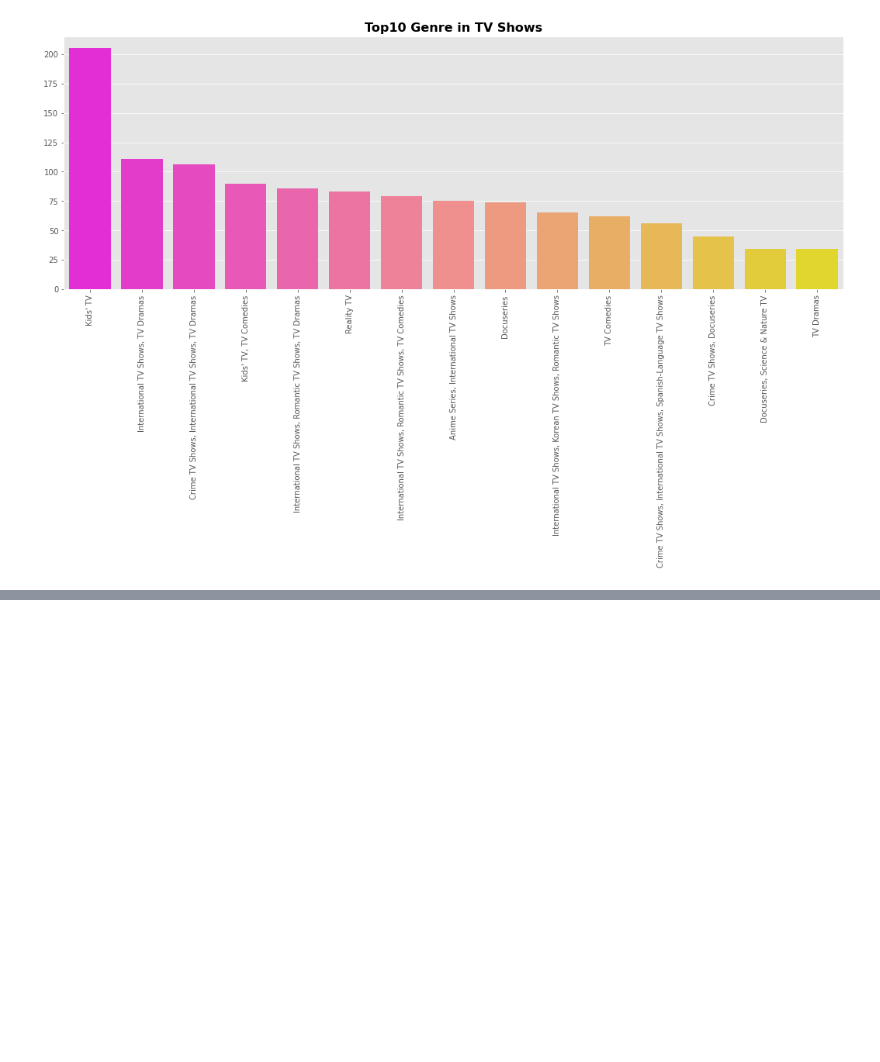
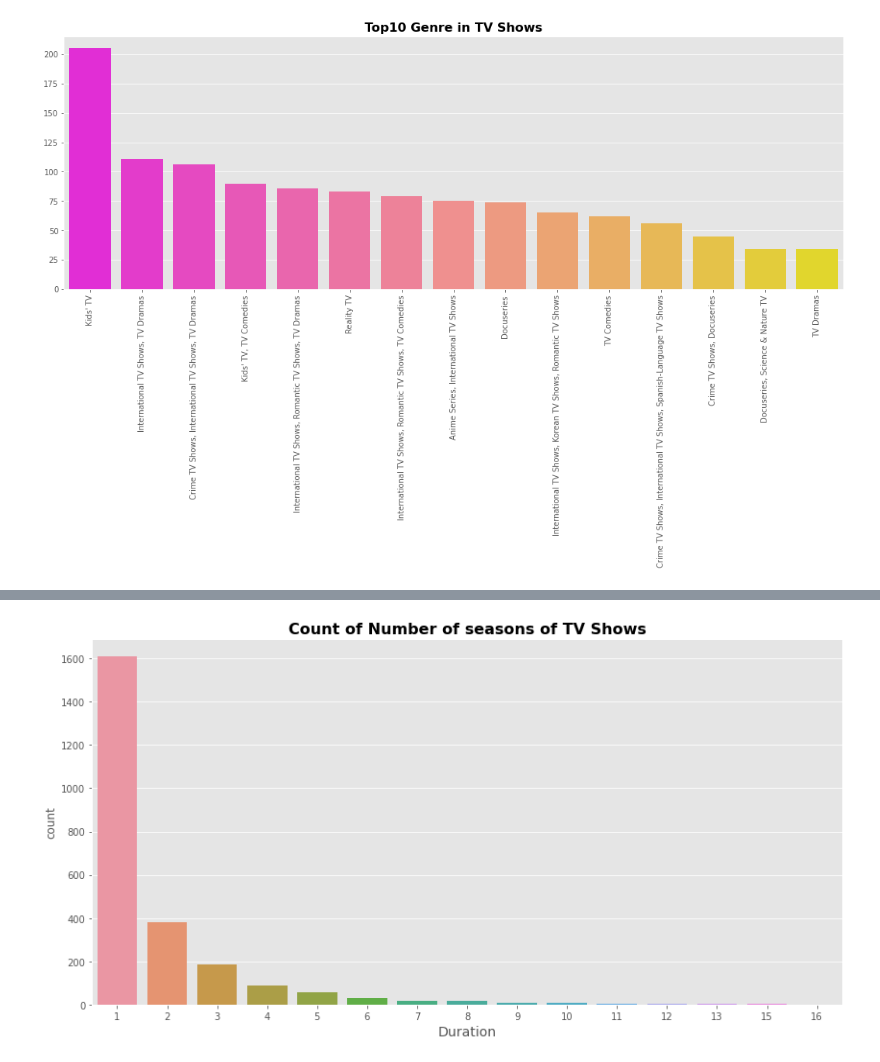
Before and after one commit to pankaj-beldar/Capstone_Project_04_Netflix_Movies_and_TV_Shows_Clustering, a Jupyter notebook: Capstone_Project_04_Netflix_Movies_and_TV_Shows_Clustering.ipynb, the cells around one changed output, grey strips where cells are left out. Drawn from its saved outputs; the diff is of its cells as text; code cells hidden in the pictures; blank space fills up the shorter version.

```diff
--- a/Capstone_Project_04_Netflix_Movies_and_TV_Shows_Clustering.ipynb
+++ b/Capstone_Project_04_Netflix_Movies_and_TV_Shows_Clustering.ipynb
@@ -646,0 +719,13 @@ plt.show()
+# %%
+# Count of Number of seasons of TV Shows
+tv_shows=df[df['type']=='TV Show']
+
+plt.figure(figsize=(14, 7))
+
+sns.countplot(tv_shows['duration'])
+
+plt.title('Count of Number of seasons of TV Shows', fontsize=16,fontweight="bold")
+plt.xlabel('Duration', fontsize=14)
+plt.show()
+# %% [output]
+[figure, added]
```
Also changed, not shown: parts of 11 cells of this notebook.
